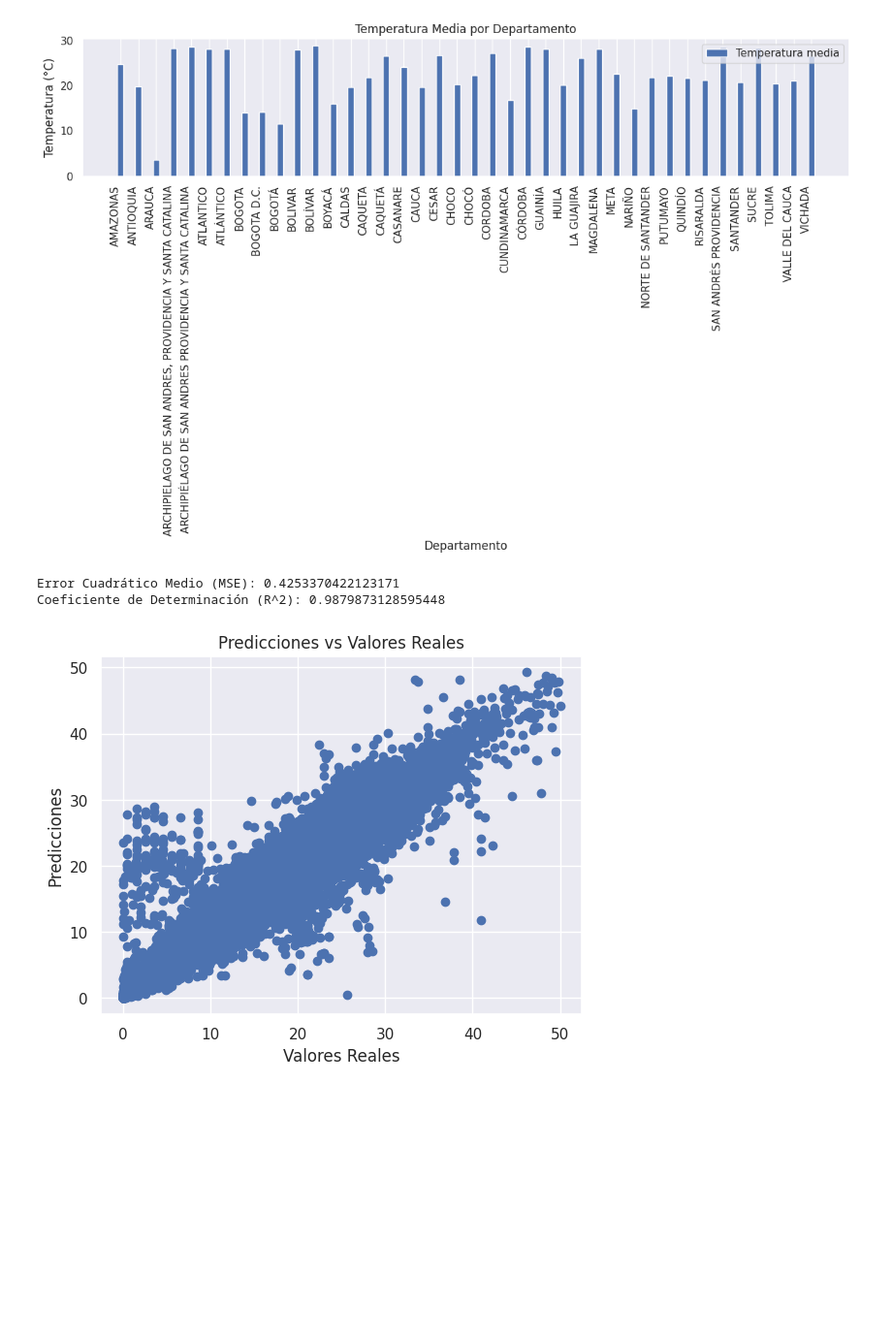
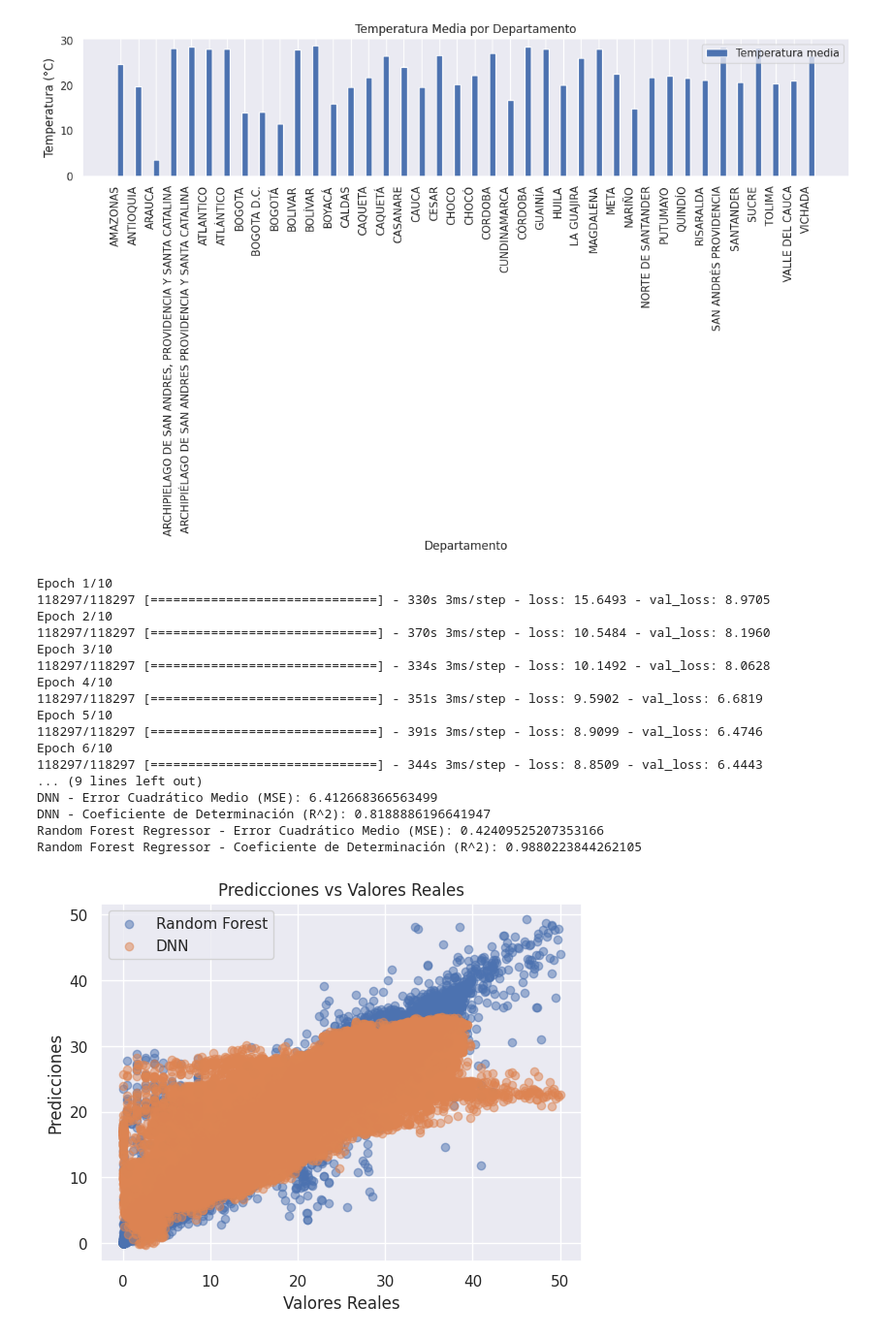
Before and after one commit to Johanspb/proyecto_IA, a Jupyter notebook: codigo.ipynb, the cells around one changed output. Shown at 97% size. Cells and saved outputs as stored; diff of their text form; code cells hidden in the pictures; blank space fills up the shorter version.

```diff
--- a/codigo.ipynb
+++ b/codigo.ipynb
@@ -106,54 +106,103 @@ plt.show()
 # %% [output]
 [figure]
 # %%
-#@title **codigo proyecto**
 import pandas as pd
 import numpy as np
 import matplotlib.pyplot as plt
 from sklearn.model_selection import train_test_split
 from sklearn.ensemble import RandomForestRegressor
-from sklearn.linear_model import LinearRegression
 from sklearn.metrics import mean_squared_error, r2_score
+import tensorflow as tf
+from tensorflow.keras.models import Sequential
+from tensorflow.keras.layers import Dense, Dropout
 
 # Cargar los datos
 df = pd.read_csv('Datos_Hidrometeorol_gicos_Crudos_-_Red_de_Estaciones_IDEAM___Temperatura_20240312 (2).csv')
 
 # Convertir la columna 'FechaObservacion' a tipo datetime con inferencia de formato
 df['FechaObservacion'] = pd.to_datetime(df['FechaObservacion'], infer_datetime_format=True, errors='coerce')
 
 # Eliminar filas con fechas no convertidas
 df = df.dropna(subset=['FechaObservacion'])
 
 # Extraer características temporales de la fecha de observación
 df['Año'] = df['FechaObservacion'].dt.year
 df['Mes'] = df['FechaObservacion'].dt.month
 df['Día'] = df['FechaObservacion'].dt.day
 df['Hora'] = df['FechaObservacion'].dt.hour
 df['Minuto'] = df['FechaObservacion'].dt.minute
 
 # Seleccionar características relevantes
 features = ['Año', 'Mes', 'Día', 'Hora', 'Minuto', 'Latitud', 'Longitud']
 X = df[features]
 y = df['ValorObservado']
 
 # Dividir los datos en conjuntos de entrenamiento y prueba
 X_train, X_test, y_train, y_test = train_test_split(X, y, test_size=0.2, random_state=42)
-regressor = RandomForestRegressor (n_estimators=5, max_depth=100, random_state=21)
+
+# Normalizar los datos
+from sklearn.preprocessing import StandardScaler
+scaler = StandardScaler()
+X_train = scaler.fit_transform(X_train)
+X_test = scaler.transform(X_test)
+
+# Definir el modelo de la Red Neuronal Profunda (DNN)
+model = Sequential()
+model.add(Dense(64, input_dim=X_train.shape[1], activation='relu'))
+model.add(Dropout(0.2))
+model.add(Dense(32, activation='relu'))
+model.add(Dropout(0.2))
+model.add(Dense(1))  # Salida para regresión
+
+# Compilar el modelo
+model.compile(optimizer=tf.keras.optimizers.Adam(),  # Cambia el optimizador si es necesario
+              loss='mean_squared_error')
+
+# Entrenar el modelo
+model.fit(X_train, y_train, epochs=10, batch_size=32, validation_split=0.2)
+
+# Evaluar el modelo
+y_pred_dnn = model.predict(X_test)
+mse_dnn = mean_squared_error(y_test, y_pred_dnn)
+r2_dnn = r2_score(y_test, y_pred_dnn)
+
+print(f'DNN - Error Cuadrático Medio (MSE): {mse_dnn}')
+print(f'DNN - Coeficiente de Determinación (R^2): {r2_dnn}')
+
+# Entrenar y evaluar el modelo RandomForestRegressor
+regressor = RandomForestRegressor(n_estimators=5, max_depth=100, random_state=21)
 regressor.fit(X_train, y_train)
-y_pred = regressor.predict(X_test)
-mse = mean_squared_error(y_test, y_pred)
-r2 = r2_score(y_test, y_pred)
+y_pred_rf = regressor.predict(X_test)
+mse_rf = mean_squared_error(y_test, y_pred_rf)
+r2_rf = r2_score(y_test, y_pred_rf)
 
-print(f'Error Cuadrático Medio (MSE): {mse}')
-print(f'Coeficiente de Determinación (R^2): {r2}')
+print(f'Random Forest Regressor - Error Cuadrático Medio (MSE): {mse_rf}')
+print(f'Random Forest Regressor - Coeficiente de Determinación (R^2): {r2_rf}')
 
-# Graficar los resultados
-plt.scatter(y_test, y_pred)
+# Graficar los resultados del modelo RandomForestRegressor y DNN
+plt.scatter(y_test, y_pred_rf, alpha=0.5, label='Random Forest')
+plt.scatter(y_test, y_pred_dnn, alpha=0.5, label='DNN')
 plt.xlabel('Valores Reales')
 plt.ylabel('Predicciones')
 plt.title('Predicciones vs Valores Reales')
+plt.legend()
 plt.show()
 # %% [output]
-Error Cuadrático Medio (MSE): 0.4253370422123171
-Coeficiente de Determinación (R^2): 0.9879873128595448
+Epoch 1/10
+118297/118297 [==============================] - 330s 3ms/step - loss: 15.6493 - val_loss: 8.9705
+Epoch 2/10
+118297/118297 [==============================] - 370s 3ms/step - loss: 10.5484 - val_loss: 8.1960
+Epoch 3/10
+118297/118297 [==============================] - 334s 3ms/step - loss: 10.1492 - val_loss: 8.0628
+Epoch 4/10
+118297/118297 [==============================] - 351s 3ms/step - loss: 9.5902 - val_loss: 6.6819
+Epoch 5/10
+118297/118297 [==============================] - 391s 3ms/step - loss: 8.9099 - val_loss: 6.4746
+Epoch 6/10
+118297/118297 [==============================] - 344s 3ms/step - loss: 8.8509 - val_loss: 6.4443
+... (9 lines left out)
+DNN - Error Cuadrático Medio (MSE): 6.412668366563499
+DNN - Coeficiente de Determinación (R^2): 0.8188886196641947
+Random Forest Regressor - Error Cuadrático Medio (MSE): 0.42409525207353166
+Random Forest Regressor - Coeficiente de Determinación (R^2): 0.9880223844262105
-[figure, old version]
+[figure, new version]
```
Also changed, not shown: parts of 1 cell of this notebook.
